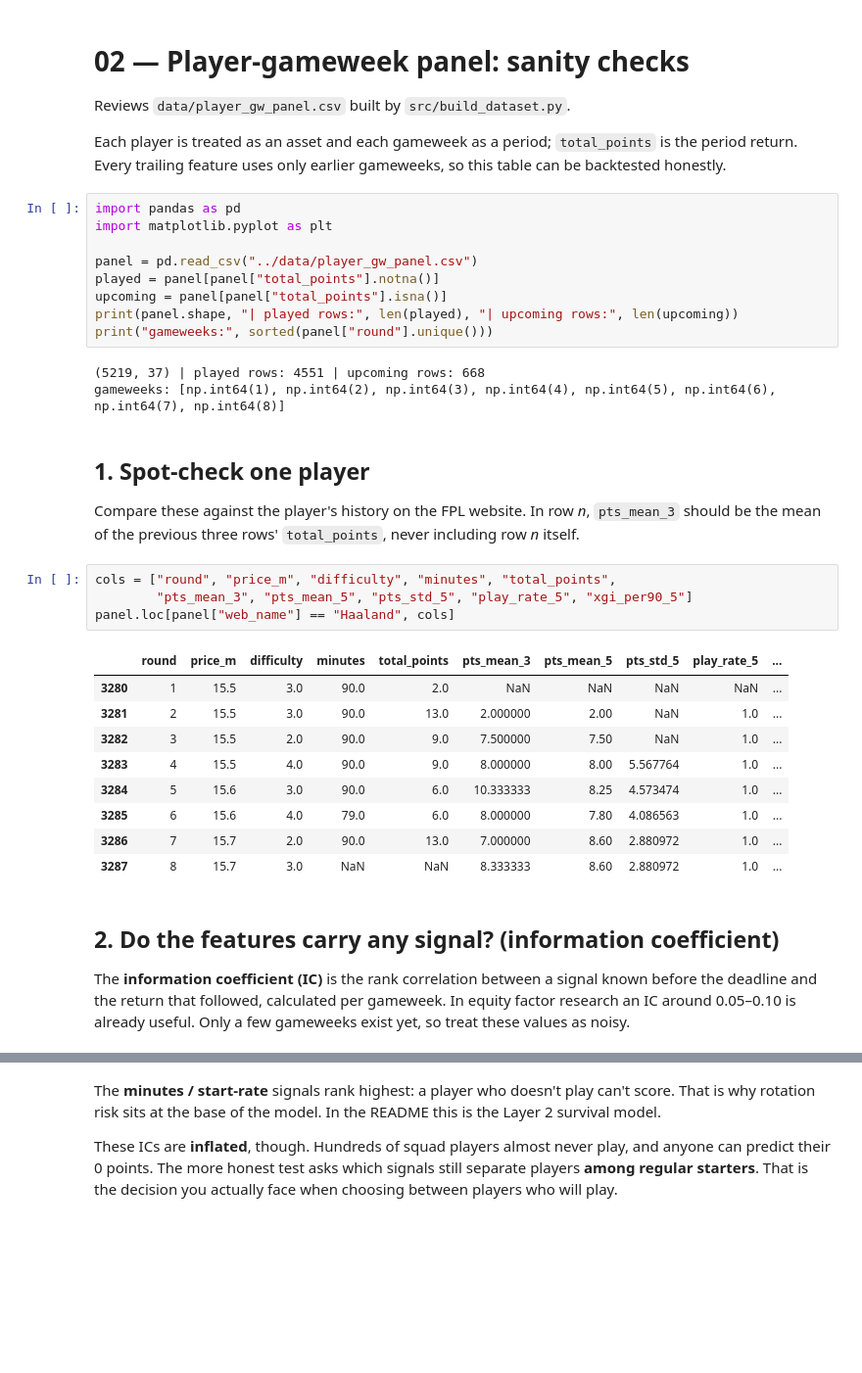
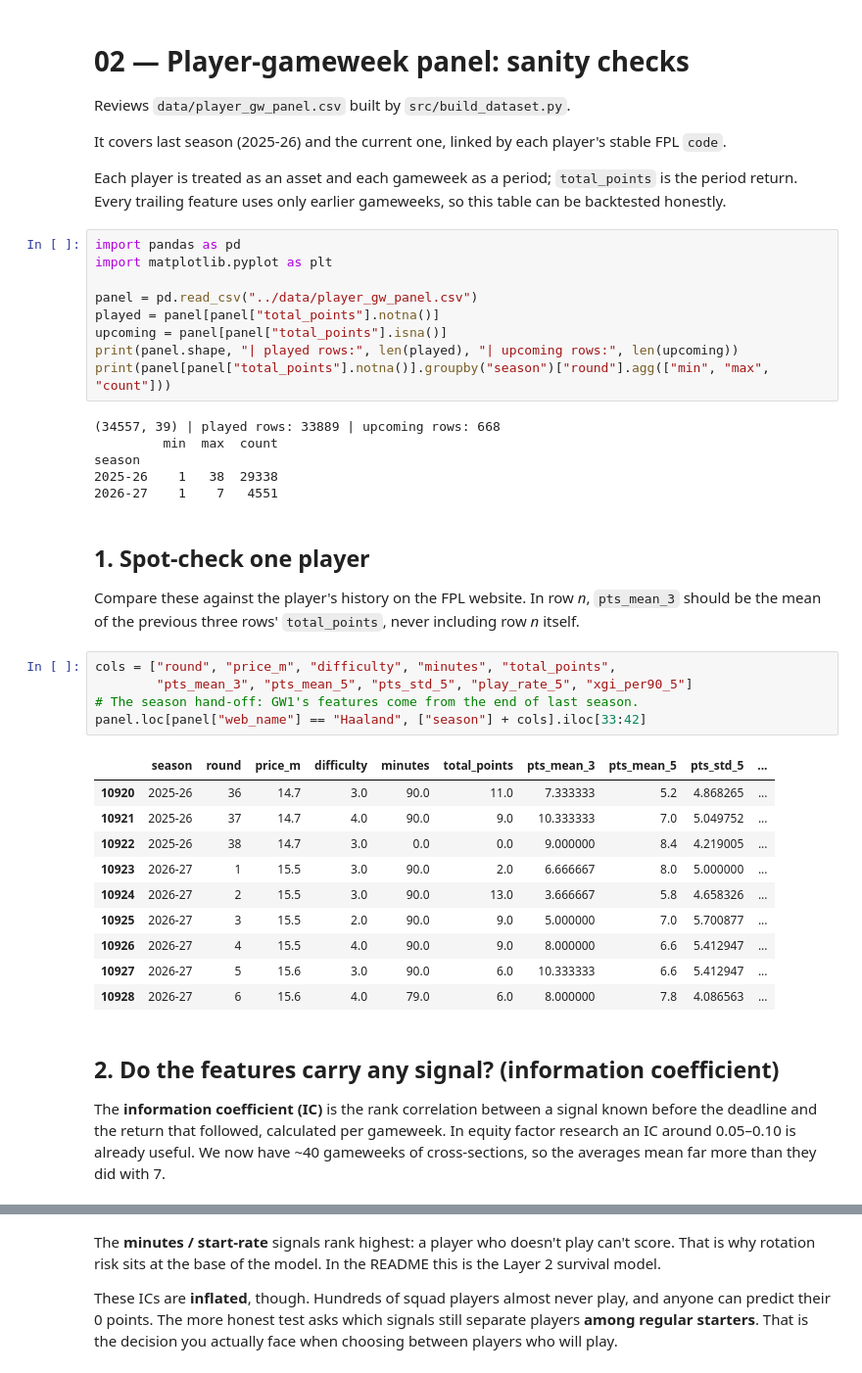
Before and after one commit to chayapolk22/FantasyEPL, a Jupyter notebook: notebooks/02_player_panel_checks.ipynb, the cells around one changed output, grey strips where cells are left out. Shown at 98% size. Cells and saved outputs as stored; diff of their text form; blank space fills up the shorter version.

```diff
--- a/notebooks/02_player_panel_checks.ipynb
+++ b/notebooks/02_player_panel_checks.ipynb
@@ -3,6 +3,8 @@
 
 Reviews `data/player_gw_panel.csv` built by `src/build_dataset.py`.
 
+It covers last season (2025-26) and the current one, linked by each player's stable FPL `code`.
+
 Each player is treated as an asset and each gameweek as a period; `total_points` is the period return.
 Every trailing feature uses only earlier gameweeks, so this table can be backtested honestly.
 # %%
@@ -13,10 +15,13 @@ panel = pd.read_csv("../data/player_gw_panel.csv")
 played = panel[panel["total_points"].notna()]
 upcoming = panel[panel["total_points"].isna()]
 print(panel.shape, "| played rows:", len(played), "| upcoming rows:", len(upcoming))
-print("gameweeks:", sorted(panel["round"].unique()))
+print(panel[panel["total_points"].notna()].groupby("season")["round"].agg(["min", "max", "count"]))
 # %% [output]
-(5219, 37) | played rows: 4551 | upcoming rows: 668
-gameweeks: [np.int64(1), np.int64(2), np.int64(3), np.int64(4), np.int64(5), np.int64(6), np.int64(7), np.int64(8)]
+(34557, 39) | played rows: 33889 | upcoming rows: 668
+         min  max  count
+season
+2025-26    1   38  29338
+2026-27    1    7   4551
 # %% [markdown]
 ## 1. Spot-check one player
 
@@ -24,22 +29,24 @@ Compare these against the player's history on the FPL website. In row *n*, `pts_
 # %%
 cols = ["round", "price_m", "difficulty", "minutes", "total_points",
         "pts_mean_3", "pts_mean_5", "pts_std_5", "play_rate_5", "xgi_per90_5"]
-panel.loc[panel["web_name"] == "Haaland", cols]
+# The season hand-off: GW1's features come from the end of last season.
+panel.loc[panel["web_name"] == "Haaland", ["season"] + cols].iloc[33:42]
 # %% [output]
-|  | round | price_m | difficulty | minutes | total_points | pts_mean_3 | pts_mean_5 | pts_std_5 | play_rate_5 | ... |
-| 3280 | 1 | 15.5 | 3.0 | 90.0 | 2.0 | NaN | NaN | NaN | NaN | ... |
-| 3281 | 2 | 15.5 | 3.0 | 90.0 | 13.0 | 2.000000 | 2.00 | NaN | 1.0 | ... |
-| 3282 | 3 | 15.5 | 2.0 | 90.0 | 9.0 | 7.500000 | 7.50 | NaN | 1.0 | ... |
-| 3283 | 4 | 15.5 | 4.0 | 90.0 | 9.0 | 8.000000 | 8.00 | 5.567764 | 1.0 | ... |
-| 3284 | 5 | 15.6 | 3.0 | 90.0 | 6.0 | 10.333333 | 8.25 | 4.573474 | 1.0 | ... |
-| 3285 | 6 | 15.6 | 4.0 | 79.0 | 6.0 | 8.000000 | 7.80 | 4.086563 | 1.0 | ... |
-| 3286 | 7 | 15.7 | 2.0 | 90.0 | 13.0 | 7.000000 | 8.60 | 2.880972 | 1.0 | ... |
-| 3287 | 8 | 15.7 | 3.0 | NaN | NaN | 8.333333 | 8.60 | 2.880972 | 1.0 | ... |
+|  | season | round | price_m | difficulty | minutes | total_points | pts_mean_3 | pts_mean_5 | pts_std_5 | ... |
+| 10920 | 2025-26 | 36 | 14.7 | 3.0 | 90.0 | 11.0 | 7.333333 | 5.2 | 4.868265 | ... |
+| 10921 | 2025-26 | 37 | 14.7 | 4.0 | 90.0 | 9.0 | 10.333333 | 7.0 | 5.049752 | ... |
+| 10922 | 2025-26 | 38 | 14.7 | 3.0 | 0.0 | 0.0 | 9.000000 | 8.4 | 4.219005 | ... |
+| 10923 | 2026-27 | 1 | 15.5 | 3.0 | 90.0 | 2.0 | 6.666667 | 8.0 | 5.000000 | ... |
+| 10924 | 2026-27 | 2 | 15.5 | 3.0 | 90.0 | 13.0 | 3.666667 | 5.8 | 4.658326 | ... |
+| 10925 | 2026-27 | 3 | 15.5 | 2.0 | 90.0 | 9.0 | 5.000000 | 7.0 | 5.700877 | ... |
+| 10926 | 2026-27 | 4 | 15.5 | 4.0 | 90.0 | 9.0 | 8.000000 | 6.6 | 5.412947 | ... |
+| 10927 | 2026-27 | 5 | 15.6 | 3.0 | 90.0 | 6.0 | 10.333333 | 6.6 | 5.412947 | ... |
+| 10928 | 2026-27 | 6 | 15.6 | 4.0 | 79.0 | 6.0 | 8.000000 | 7.8 | 4.086563 | ... |
 # %% [markdown]
 ## 2. Do the features carry any signal? (information coefficient)
 
 The **information coefficient (IC)** is the rank correlation between a signal known before the deadline and the return that followed, calculated per gameweek.
-In equity factor research an IC around 0.05–0.10 is already useful. Only a few gameweeks exist yet, so treat these values as noisy.
+In equity factor research an IC around 0.05–0.10 is already useful. We now have ~40 gameweeks of cross-sections, so the averages mean far more than they did with 7.
 # %%
 signals = ["pts_mean_3", "pts_mean_5", "pts_sharpe_5", "mins_mean_3",
            "start_rate_5", "xgi_per90_5", "price_m", "difficulty"]
```
Also changed, not shown: parts of 6 cells of this notebook, 4 other files.
